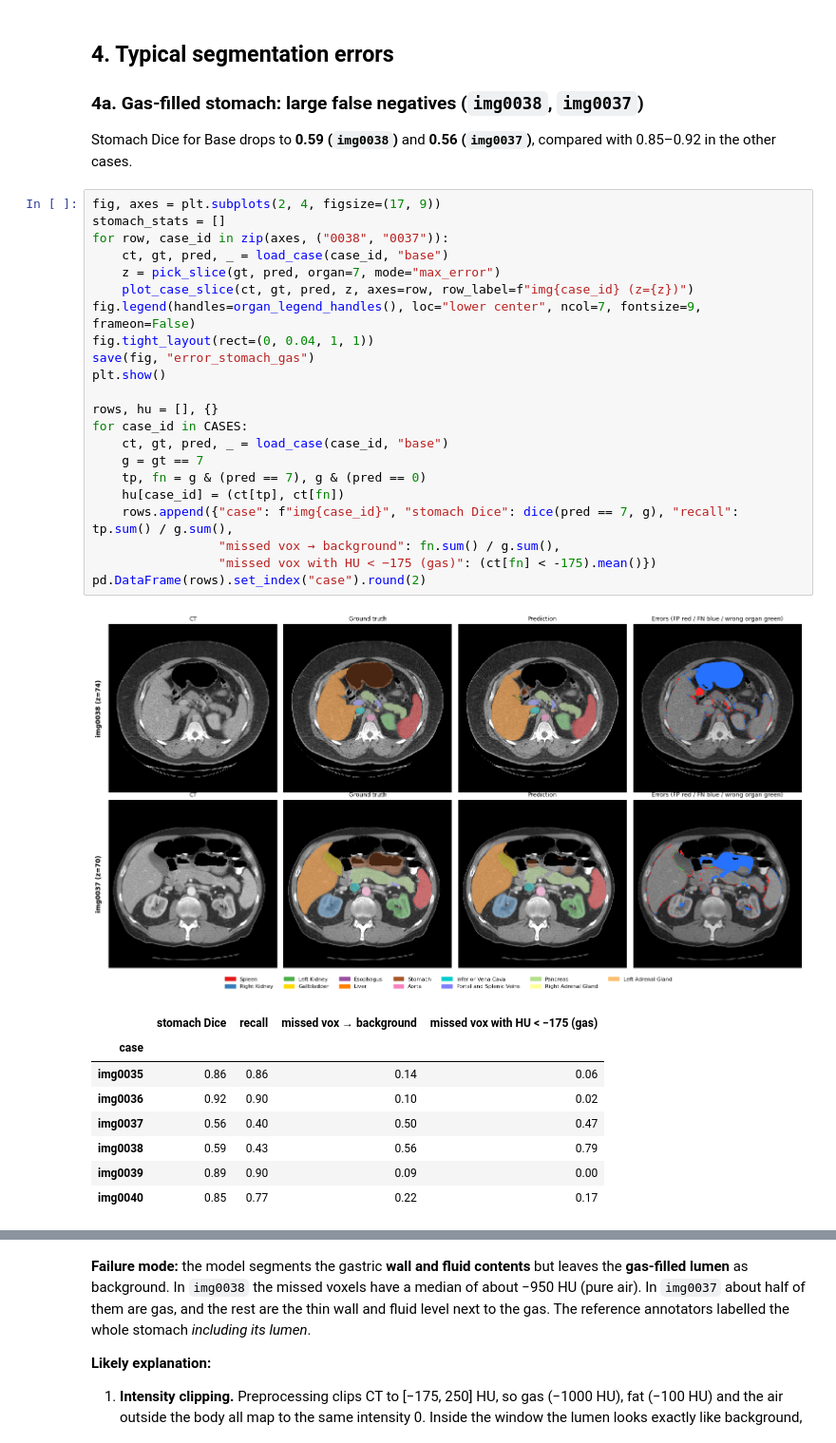
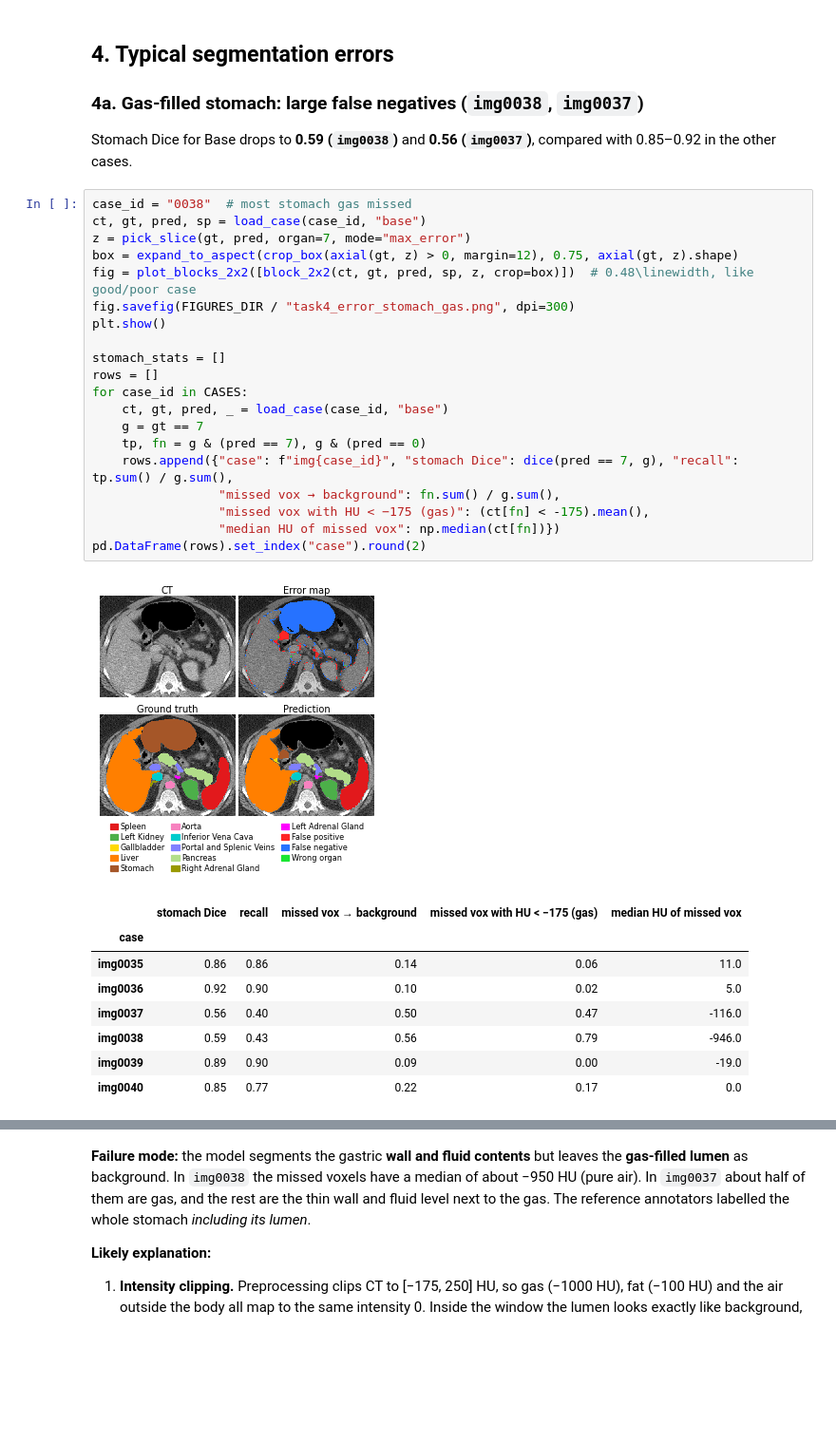
Before and after one commit to Paula-Gal/FoundationsAIMB_Mini-Project_Segmentation-Public, a Jupyter notebook: notebooks/04_visual_inspection.ipynb, the cells around one changed output, grey strips where cells are left out. Shown at 95% size. Saved outputs shown, nothing was run; the diff lists cells and outputs as text; blank space fills up the shorter version.

```diff
--- a/notebooks/04_visual_inspection.ipynb
+++ b/notebooks/04_visual_inspection.ipynb
@@ -218,34 +221,32 @@ Left Adrenal Gland          0.733
 
 Stomach Dice for Base drops to **0.59 (`img0038`)** and **0.56 (`img0037`)**, compared with 0.85–0.92 in the other cases.
 # %%
-fig, axes = plt.subplots(2, 4, figsize=(17, 9))
-stomach_stats = []
-for row, case_id in zip(axes, ("0038", "0037")):
-    ct, gt, pred, _ = load_case(case_id, "base")
-    z = pick_slice(gt, pred, organ=7, mode="max_error")
-    plot_case_slice(ct, gt, pred, z, axes=row, row_label=f"img{case_id} (z={z})")
-fig.legend(handles=organ_legend_handles(), loc="lower center", ncol=7, fontsize=9, frameon=False)
-fig.tight_layout(rect=(0, 0.04, 1, 1))
-save(fig, "error_stomach_gas")
+case_id = "0038"  # most stomach gas missed
+ct, gt, pred, sp = load_case(case_id, "base")
+z = pick_slice(gt, pred, organ=7, mode="max_error")
+box = expand_to_aspect(crop_box(axial(gt, z) > 0, margin=12), 0.75, axial(gt, z).shape)
+fig = plot_blocks_2x2([block_2x2(ct, gt, pred, sp, z, crop=box)])  # 0.48\linewidth, like good/poor case
+fig.savefig(FIGURES_DIR / "task4_error_stomach_gas.png", dpi=300)
 plt.show()
 
-rows, hu = [], {}
+stomach_stats = []
+rows = []
 for case_id in CASES:
     ct, gt, pred, _ = load_case(case_id, "base")
     g = gt == 7
     tp, fn = g & (pred == 7), g & (pred == 0)
-    hu[case_id] = (ct[tp], ct[fn])
     rows.append({"case": f"img{case_id}", "stomach Dice": dice(pred == 7, g), "recall": tp.sum() / g.sum(),
                  "missed vox → background": fn.sum() / g.sum(),
-                 "missed vox with HU < −175 (gas)": (ct[fn] < -175).mean()})
+                 "missed vox with HU < −175 (gas)": (ct[fn] < -175).mean(),
+                 "median HU of missed vox": np.median(ct[fn])})
 pd.DataFrame(rows).set_index("case").round(2)
 # %% [output]
-[figure, old version]
+[figure, new version]
-|  | stomach Dice | recall | missed vox → background | missed vox with HU < −175 (gas) |
-| case |  |  |  |  |
-| img0035 | 0.86 | 0.86 | 0.14 | 0.06 |
-| img0036 | 0.92 | 0.90 | 0.10 | 0.02 |
-| img0037 | 0.56 | 0.40 | 0.50 | 0.47 |
-| img0038 | 0.59 | 0.43 | 0.56 | 0.79 |
-| img0039 | 0.89 | 0.90 | 0.09 | 0.00 |
-| img0040 | 0.85 | 0.77 | 0.22 | 0.17 |
+|  | stomach Dice | recall | missed vox → background | missed vox with HU < −175 (gas) | median HU of missed vox |
+| case |  |  |  |  |  |
+| img0035 | 0.86 | 0.86 | 0.14 | 0.06 | 11.0 |
+| img0036 | 0.92 | 0.90 | 0.10 | 0.02 | 5.0 |
+| img0037 | 0.56 | 0.40 | 0.50 | 0.47 | -116.0 |
+| img0038 | 0.59 | 0.43 | 0.56 | 0.79 | -946.0 |
+| img0039 | 0.89 | 0.90 | 0.09 | 0.00 | -19.0 |
+| img0040 | 0.85 | 0.77 | 0.22 | 0.17 | 0.0 |
```
Also changed, not shown: parts of 9 cells of this notebook, 12 other files.
